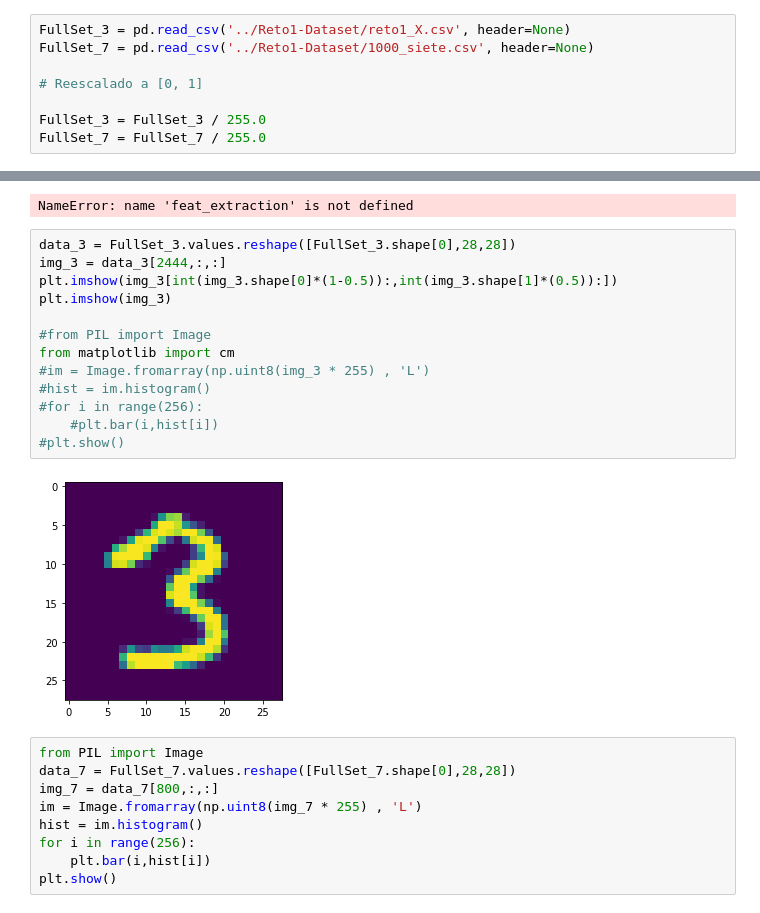
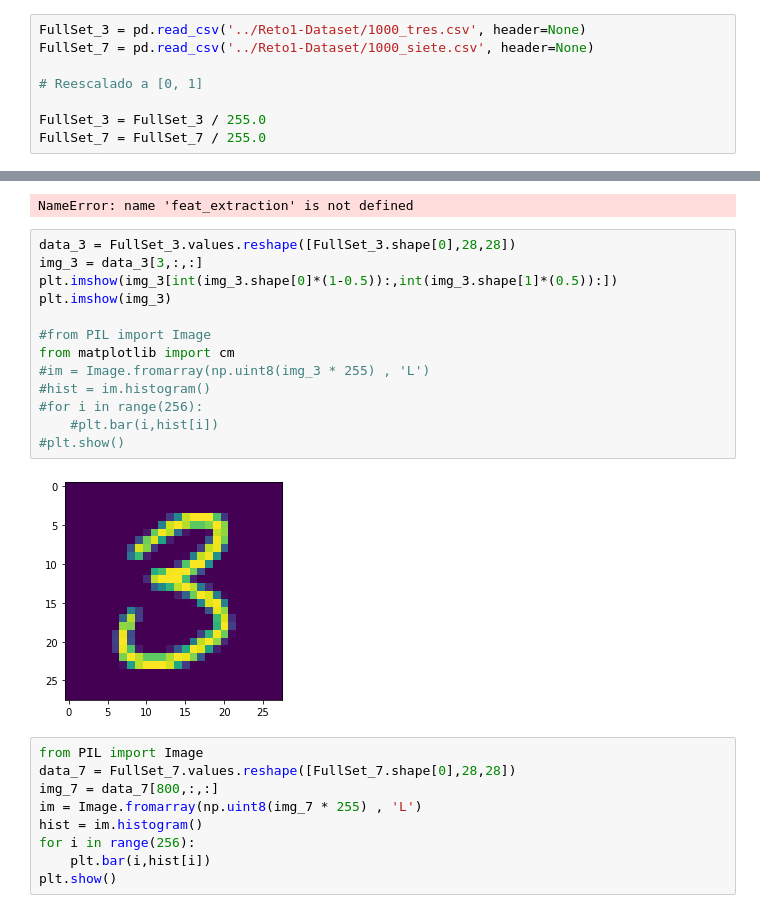
Before and after one commit to AndreaCastiella/MasterURJC, a Jupyter notebook: pruebas.ipynb, the cells around one changed output, grey strips where cells are left out. Saved outputs shown, nothing was run; the diff lists cells and outputs as text.

```diff
--- a/pruebas.ipynb
+++ b/pruebas.ipynb
@@ -15,7 +5,7 @@ import numpy  as np
 import pandas as pd
 from matplotlib import pyplot as plt
 # %%
-FullSet_3 = pd.read_csv('../Reto1-Dataset/reto1_X.csv', header=None)
+FullSet_3 = pd.read_csv('../Reto1-Dataset/1000_tres.csv', header=None)
 FullSet_7 = pd.read_csv('../Reto1-Dataset/1000_siete.csv', header=None)
 
 # Reescalado a [0, 1]
@@ -62,19 +52,19 @@ FeatSet_7 = feat_extraction(FullSet_7, 0.5)
 NameError: name 'feat_extraction' is not defined
 # %%
 data_3 = FullSet_3.values.reshape([FullSet_3.shape[0],28,28])
-img_3 = data_3[2444,:,:]
+img_3 = data_3[3,:,:]
 plt.imshow(img_3[int(img_3.shape[0]*(1-0.5)):,int(img_3.shape[1]*(0.5)):])
 plt.imshow(img_3)
 
 #from PIL import Image
 from matplotlib import cm
 #im = Image.fromarray(np.uint8(img_3 * 255) , 'L')
 #hist = im.histogram()
 #for i in range(256):
     #plt.bar(i,hist[i])
 #plt.show()
 # %% [output]
-[figure, old version]
+[figure, new version]
 # %%
 from PIL import Image
 data_7 = FullSet_7.values.reshape([FullSet_7.shape[0],28,28])
```
Also changed, not shown: parts of 5 cells of this notebook, 2 other files.
